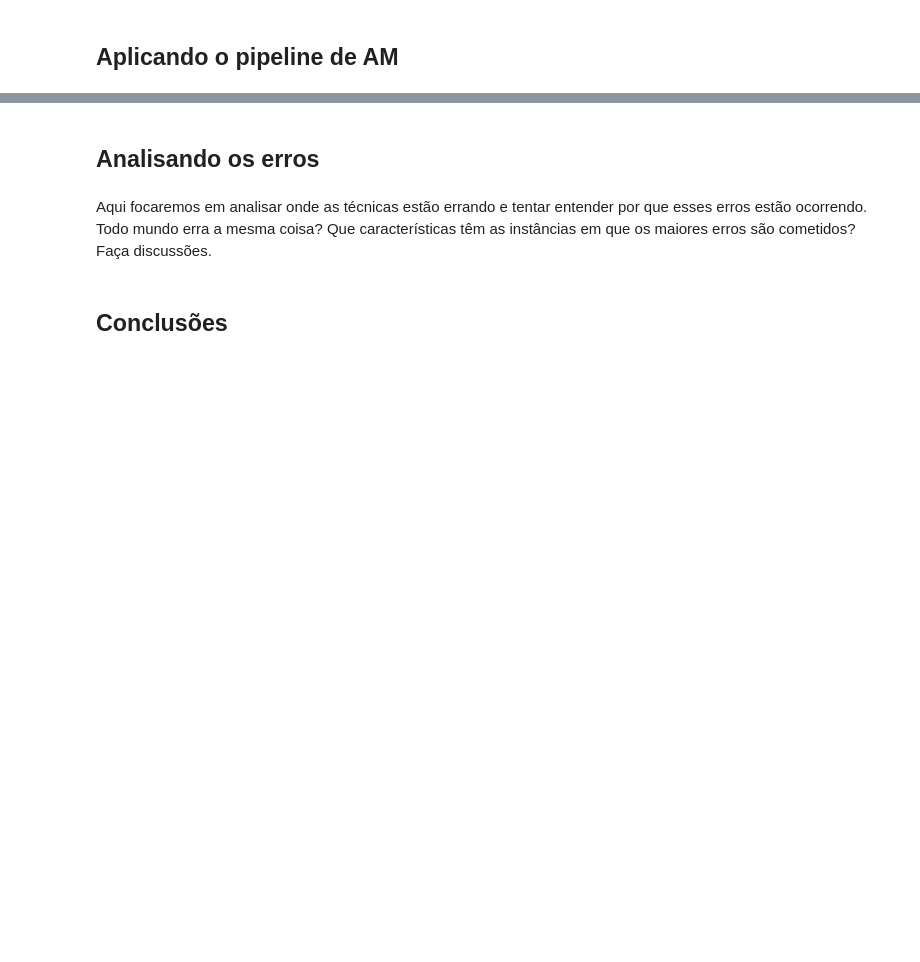
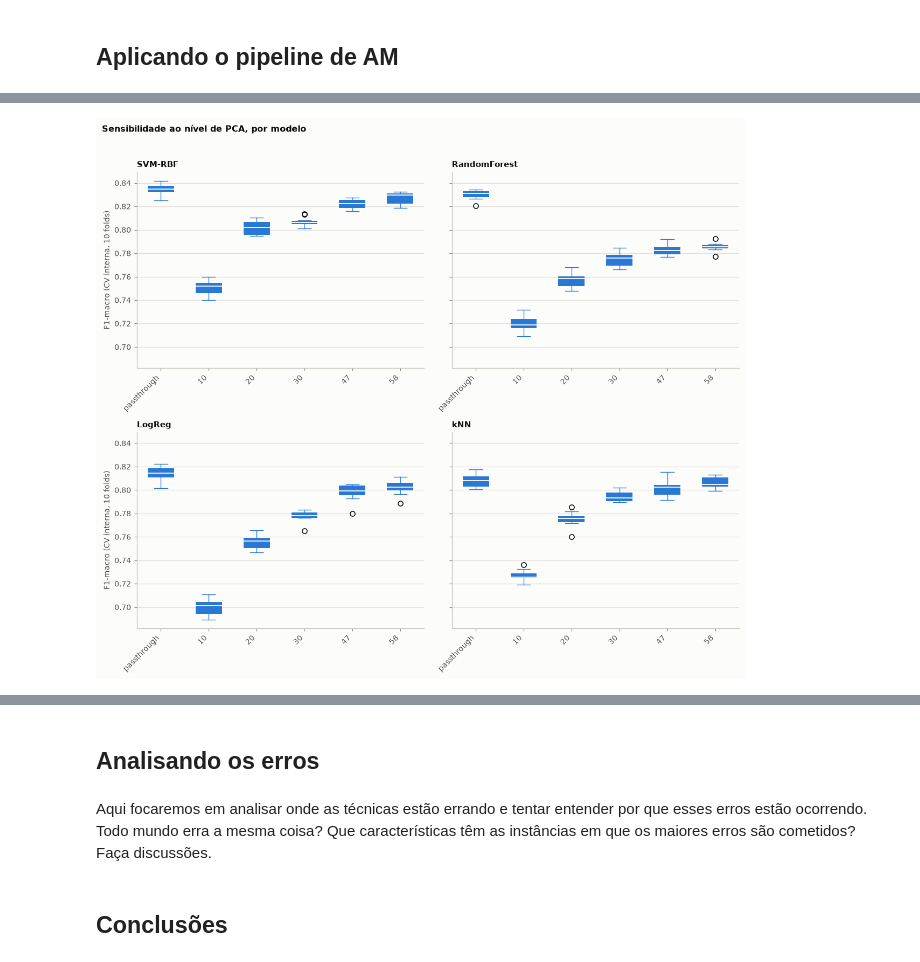
Before and after one commit to Pedro-coelho887/ML-pipeline-mfeat-fourier, a Jupyter notebook: ModeloNotebook.ipynb, the cells around one changed output, grey strips where cells are left out. Cells and saved outputs as stored; diff of their text form; code cells hidden in the pictures; blank space fills up the shorter version.

Commit message:
requirements and ML pipeline

```diff
--- a/ModeloNotebook.ipynb
+++ b/ModeloNotebook.ipynb
@@ -769,5 +579,7 @@ Como o arquivo original está ordenado em blocos contíguos por classe (visto na
 # %%
-RANDOM_STATE = 0
+from sklearn.model_selection import StratifiedKFold
+
+RANDOM_STATE = 42
 outer_cv = StratifiedKFold(n_splits=10, shuffle=True, random_state=RANDOM_STATE)
 
 print(f"outer_cv: {outer_cv.get_n_splits()} folds | shuffle={outer_cv.shuffle} | "
@@ -829,0 +631,13 @@ Aplique as técnicas de AM segundo o pipeline recomendado com 10-fold cross-vali
+# %%
+from sklearn.model_selection import GridSearchCV
+from sklearn.pipeline import Pipeline
+from sklearn.neighbors import KNeighborsClassifier
+from sklearn.linear_model import LogisticRegression
+from sklearn.dummy import DummyClassifier
+from sklearn.metrics import f1_score, accuracy_score, confusion_matrix
+from sklearn.svm import SVC
+from sklearn.ensemble import RandomForestClassifier
+inner_cv = StratifiedKFold(n_splits=5, shuffle=True, random_state=RANDOM_STATE)
+
+print(f"inner_cv: {inner_cv.get_n_splits()} folds | shuffle={inner_cv.shuffle} | "
+      f"random_state={inner_cv.random_state}")
@@ -829,0 +818,41 @@ Aplique as técnicas de AM segundo o pipeline recomendado com 10-fold cross-vali
+# %%
+n_modelos = len(modelos_com_pca)
+ncols = 2
+nrows = int(np.ceil(n_modelos / ncols))
+
+fig, axes = plt.subplots(nrows, ncols, figsize=(11, 4.6 * nrows), sharey=True)
+axes = np.atleast_1d(axes).ravel()  # garante lista 1D mesmo se nrows=1 ou n_modelos=1
+
+for ax, m in zip(axes, modelos_com_pca):
+    sub = resultados_pca[resultados_pca["modelo"] == m]
+    configs = ["passthrough"] + sorted(
+        (c for c in sub["pca_config"].unique() if c != "passthrough"),
+        key=lambda c: int(c.split("_")[1]),
+    )
+    dados_box = [sub.loc[sub["pca_config"] == c, "f1_macro_cv_interno"] for c in configs]
+
+    ax.boxplot(
+        dados_box, widths=0.55, patch_artist=True,
+        medianprops=dict(color=SURFACE, linewidth=1.2),
+        whiskerprops=dict(color=AZUL, linewidth=0.9),
+        capprops=dict(color=AZUL, linewidth=0.9),
+        boxprops=dict(facecolor=AZUL, edgecolor="none"),
+    )
+    ax.set_xticks(range(1, len(configs) + 1))
+    ax.set_xticklabels([c.replace("pca_", "") for c in configs], rotation=45, ha="right")
+    ax.set_title(m, loc="left", fontsize=10, weight="bold")
+    ax.grid(axis="x", visible=False)
+
+for ax in axes[n_modelos:]:
+    ax.set_visible(False)
+
+for i in range(0, n_modelos, ncols):
+    axes[i].set_ylabel("F1-macro (CV interna, 10 folds)")
+
+fig.suptitle("Sensibilidade ao nível de PCA, por modelo", x=0.01, ha="left",
+             fontsize=10.5, weight="bold", y=1.02)
+
+plt.tight_layout()
+plt.show()
+# %% [output]
+[figure, added]
```
Also changed, not shown: parts of 32 cells of this notebook, 1 other file.
